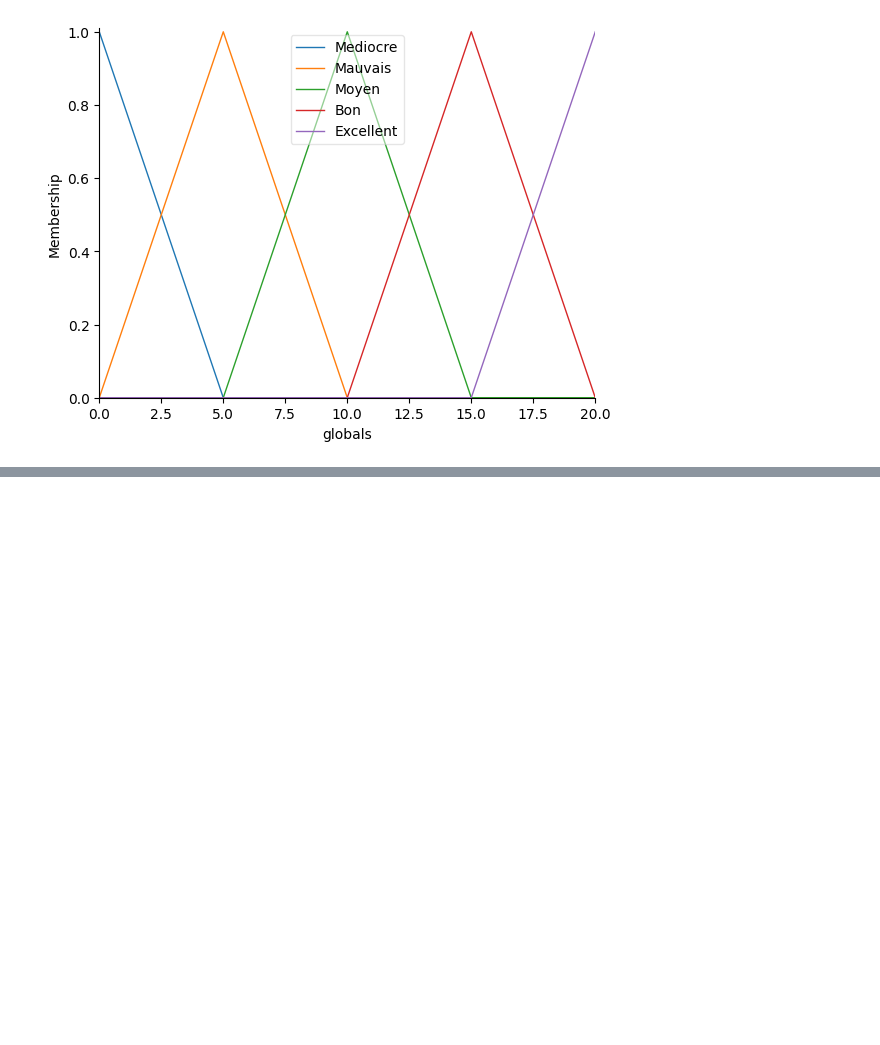
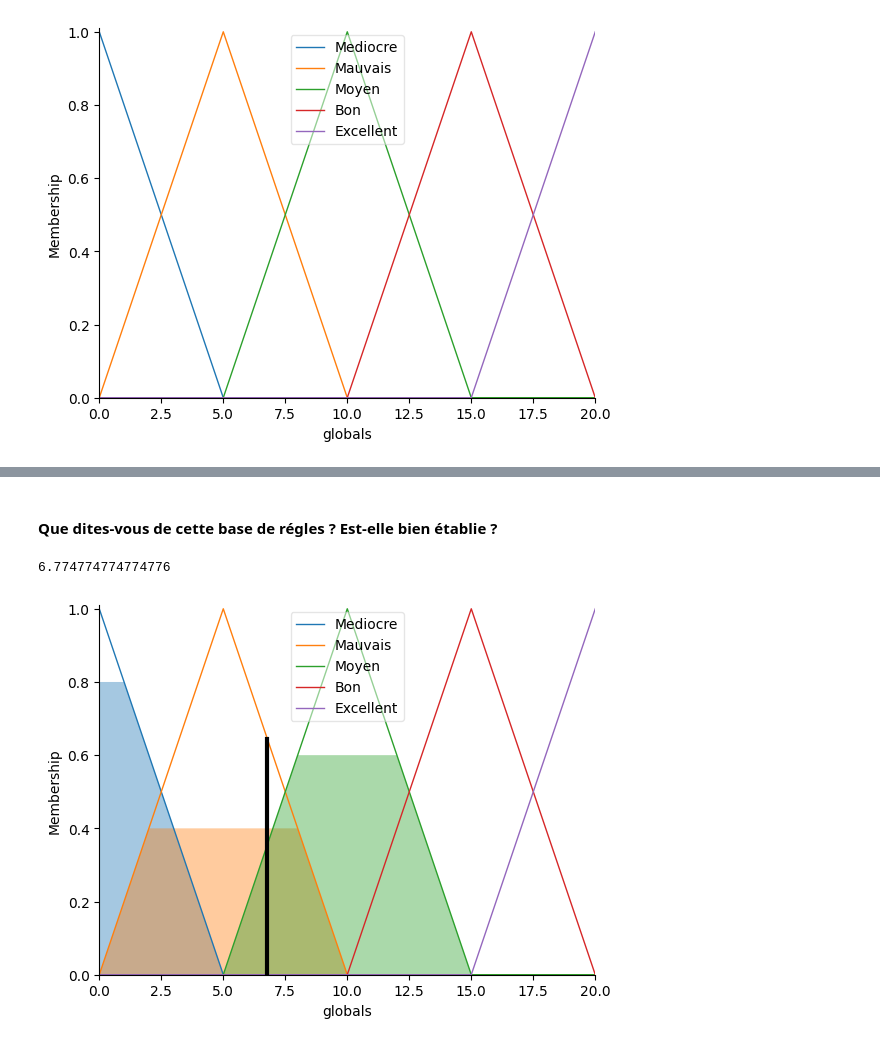
Before and after one commit to RethersMathieu/Mod-lisation-de-l-Incertitude, a Jupyter notebook: TP6 - Logique flou/tp6.ipynb, the cells around one changed output, grey strips where cells are left out. Saved outputs shown, nothing was run; the diff lists cells and outputs as text; code cells hidden in the pictures; blank space fills up the shorter version.

```diff
--- a/TP6 - Logique flou/tp6.ipynb
+++ b/TP6 - Logique flou/tp6.ipynb
@@ -47,0 +69,16 @@ R6 = ctrl.Rule(resultats['Moyen']       | methods['Mediocre'],
+# %% [markdown]
+#### Que dites-vous de cette base de régles ? Est-elle bien établie ?
+# %%
+globals_ctrl = ctrl.ControlSystem([R1, R2, R3, R4, R5, R6])
+globals_ctrl_sim = ctrl.ControlSystemSimulation(globals_ctrl)
+# %%
+globals_ctrl_sim.input['resultats'] = 12.
+globals_ctrl_sim.input['methods'] = 6.
+globals_ctrl_sim.input['presentations'] = 19.
+globals_ctrl_sim.compute()
+# %%
+print(globals_ctrl_sim.output['globals'])
+globals.view(sim=globals_ctrl_sim)
+# %% [output]
+6.774774774774776
+[figure, added]
```
Also changed, not shown: parts of 9 cells of this notebook.
